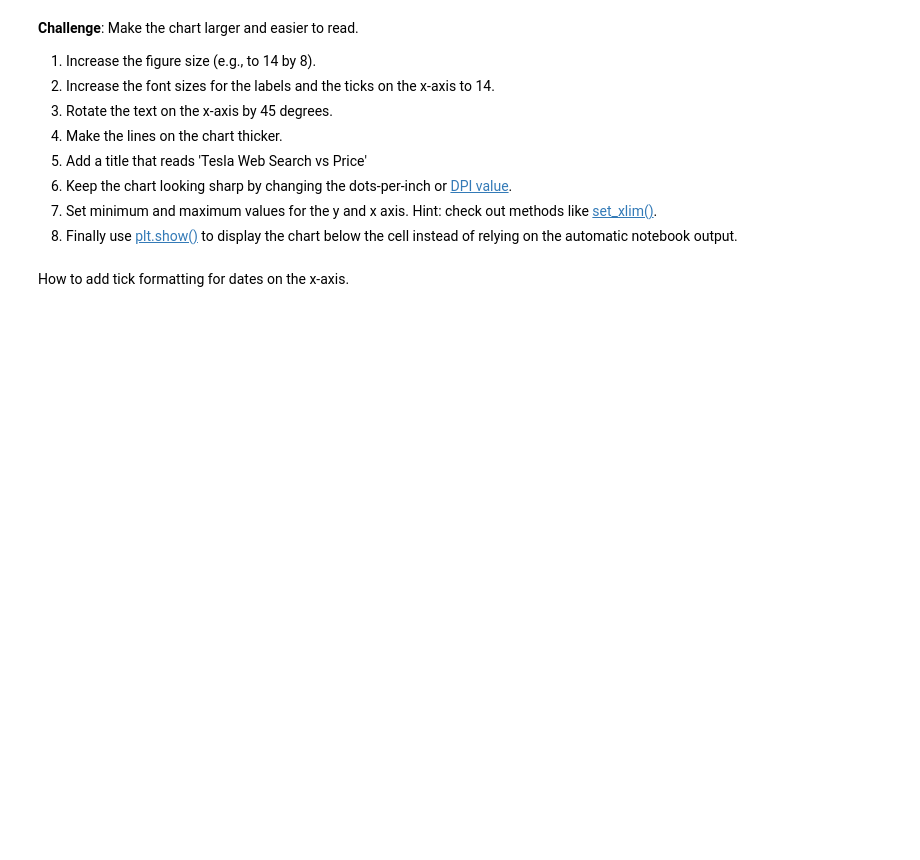
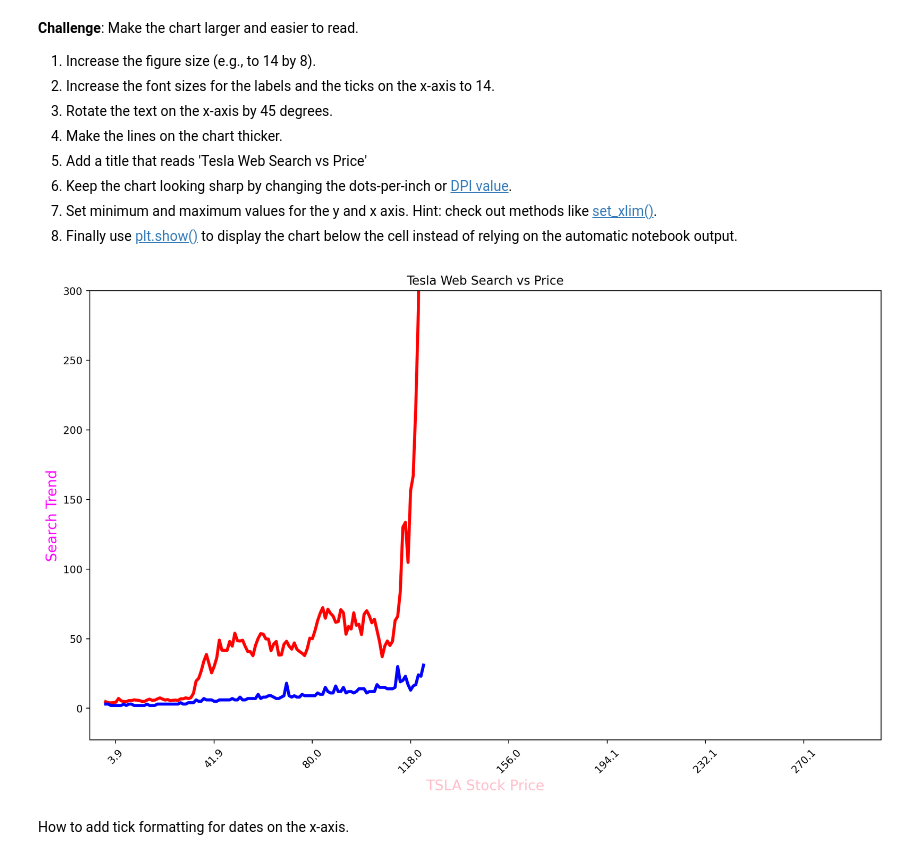
Before and after one commit to Aman88600/100-days-of-code, a Jupyter notebook: Day_75/Google Trends Data Viz (start)/Google Trends and Data Visualisation (start).ipynb, the cells around one changed output. Drawn from its saved outputs; the diff is of its cells as text; code cells hidden in the pictures; blank space fills up the shorter version.

```diff
--- a/Day_75/Google Trends Data Viz (start)/Google Trends and Data Visualisation (start).ipynb
+++ b/Day_75/Google Trends Data Viz (start)/Google Trends and Data Visualisation (start).ipynb
@@ -246,6 +268,28 @@ Hint: you can colour both the [axis labels](https://matplotlib.org/3.3.2/api/tex
 6. Keep the chart looking sharp by changing the dots-per-inch or [DPI value](https://matplotlib.org/3.1.1/api/_as_gen/matplotlib.pyplot.figure.html).
 7. Set minimum and maximum values for the y and x axis. Hint: check out methods like [set_xlim()](https://matplotlib.org/3.1.1/api/_as_gen/matplotlib.axes.Axes.set_xlim.html).
 8. Finally use [plt.show()](https://matplotlib.org/3.2.1/api/_as_gen/matplotlib.pyplot.show.html) to display the chart below the cell instead of relying on the automatic notebook output.
+# %%
+from matplotlib.pyplot import figure
+
+figure(figsize=(14, 8), dpi=200)
+tesla_stock_price = np.array(df_tesla['TSLA_USD_CLOSE'])
+tesla_web_search = np.array(df_tesla['TSLA_WEB_SEARCH'])
+# Plottig them on graph
+plt.title('Tesla Web Search vs Price')
+plt.plot(tesla_stock_price, color='red', linewidth=3)
+plt.plot(tesla_web_search, color='blue', linewidth=3)
+plt.xlabel('TSLA Stock Price', color='pink', size=14)
+plt.ylabel('Search Trend', color='magenta', size=14)
+# Set custom ticks
+# Set exactly 14 tick positions
+tick_positions = np.linspace(min(tesla_stock_price), max(tesla_stock_price), 14)
+plt.xticks(tick_positions)
+plt.xticks(rotation=45)
+plt.xlim(right=300)
+plt.ylim(top=300)
+plt.show()
+# %% [output]
+[figure, added]
 # %% [markdown]
 How to add tick formatting for dates on the x-axis.
 # %% [markdown]
```
Also changed, not shown: parts of 3 cells of this notebook.
